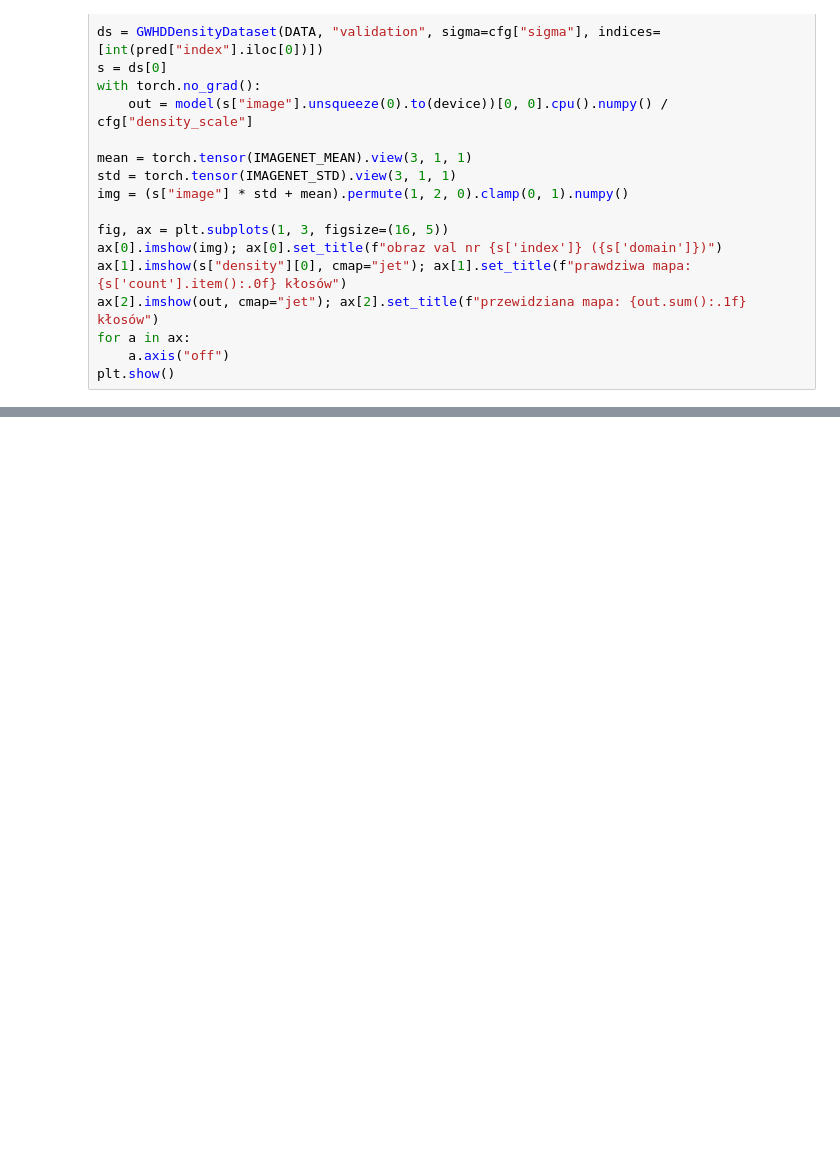
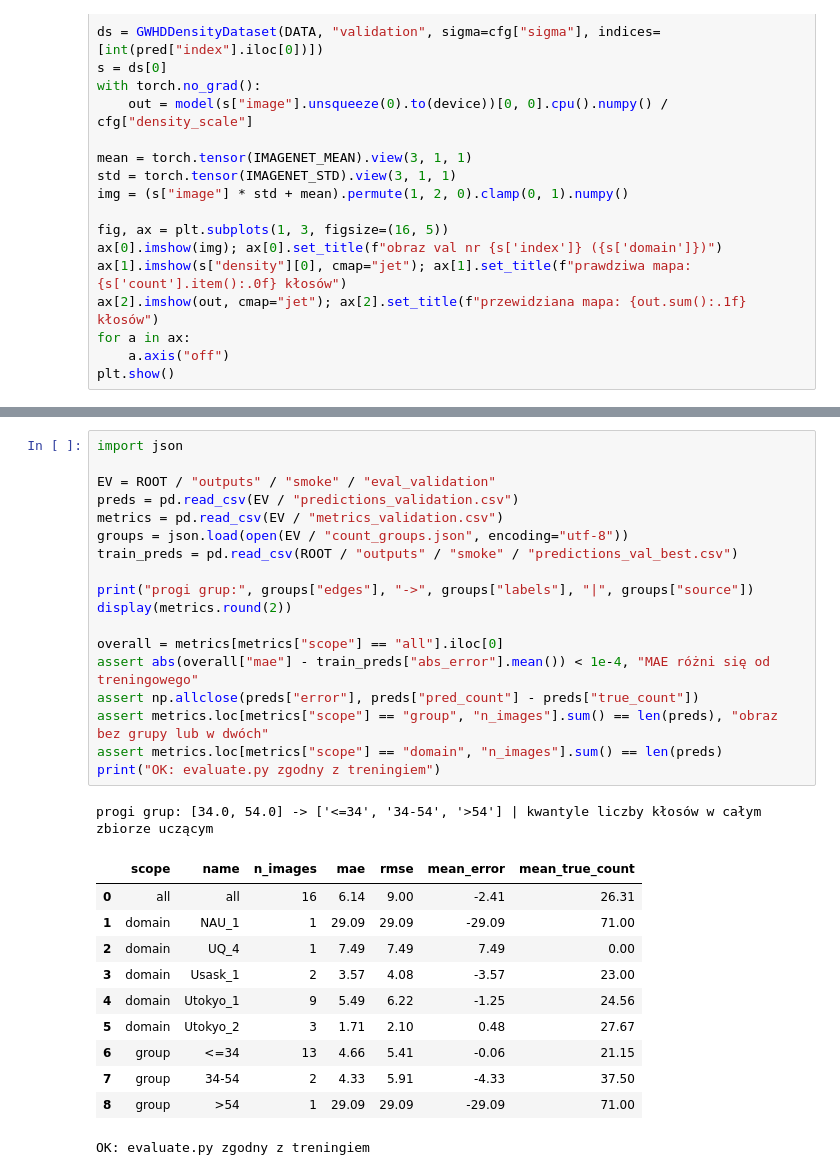
Before and after one commit to MartaL-ctrl/Counting-crops, a Jupyter notebook: notebooks/testing.ipynb, the cells around one changed output, grey strips where cells are left out. Cells and saved outputs as stored; diff of their text form; blank space fills up the shorter version.

```diff
--- a/notebooks/testing.ipynb
+++ b/notebooks/testing.ipynb
@@ -165,0 +235,31 @@ plt.show()
+# %%
+import json
+
+EV = ROOT / "outputs" / "smoke" / "eval_validation"
+preds = pd.read_csv(EV / "predictions_validation.csv")
+metrics = pd.read_csv(EV / "metrics_validation.csv")
+groups = json.load(open(EV / "count_groups.json", encoding="utf-8"))
+train_preds = pd.read_csv(ROOT / "outputs" / "smoke" / "predictions_val_best.csv")
+
+print("progi grup:", groups["edges"], "->", groups["labels"], "|", groups["source"])
+display(metrics.round(2))
+
+overall = metrics[metrics["scope"] == "all"].iloc[0]
+assert abs(overall["mae"] - train_preds["abs_error"].mean()) < 1e-4, "MAE różni się od treningowego"
+assert np.allclose(preds["error"], preds["pred_count"] - preds["true_count"])
+assert metrics.loc[metrics["scope"] == "group", "n_images"].sum() == len(preds), "obraz bez grupy lub w dwóch"
+assert metrics.loc[metrics["scope"] == "domain", "n_images"].sum() == len(preds)
+print("OK: evaluate.py zgodny z treningiem")
+# %% [output]
+progi grup: [34.0, 54.0] -> ['<=34', '34-54', '>54'] | kwantyle liczby kłosów w całym zbiorze uczącym
+|  | scope | name | n_images | mae | rmse | mean_error | mean_true_count |
+| 0 | all | all | 16 | 6.14 | 9.00 | -2.41 | 26.31 |
+| 1 | domain | NAU_1 | 1 | 29.09 | 29.09 | -29.09 | 71.00 |
+| 2 | domain | UQ_4 | 1 | 7.49 | 7.49 | 7.49 | 0.00 |
+| 3 | domain | Usask_1 | 2 | 3.57 | 4.08 | -3.57 | 23.00 |
+| 4 | domain | Utokyo_1 | 9 | 5.49 | 6.22 | -1.25 | 24.56 |
+| 5 | domain | Utokyo_2 | 3 | 1.71 | 2.10 | 0.48 | 27.67 |
+| 6 | group | <=34 | 13 | 4.66 | 5.41 | -0.06 | 21.15 |
+| 7 | group | 34-54 | 2 | 4.33 | 5.91 | -4.33 | 37.50 |
+| 8 | group | >54 | 1 | 29.09 | 29.09 | -29.09 | 71.00 |
+OK: evaluate.py zgodny z treningiem
```
Also changed, not shown: parts of 4 cells of this notebook, 5 other files.
